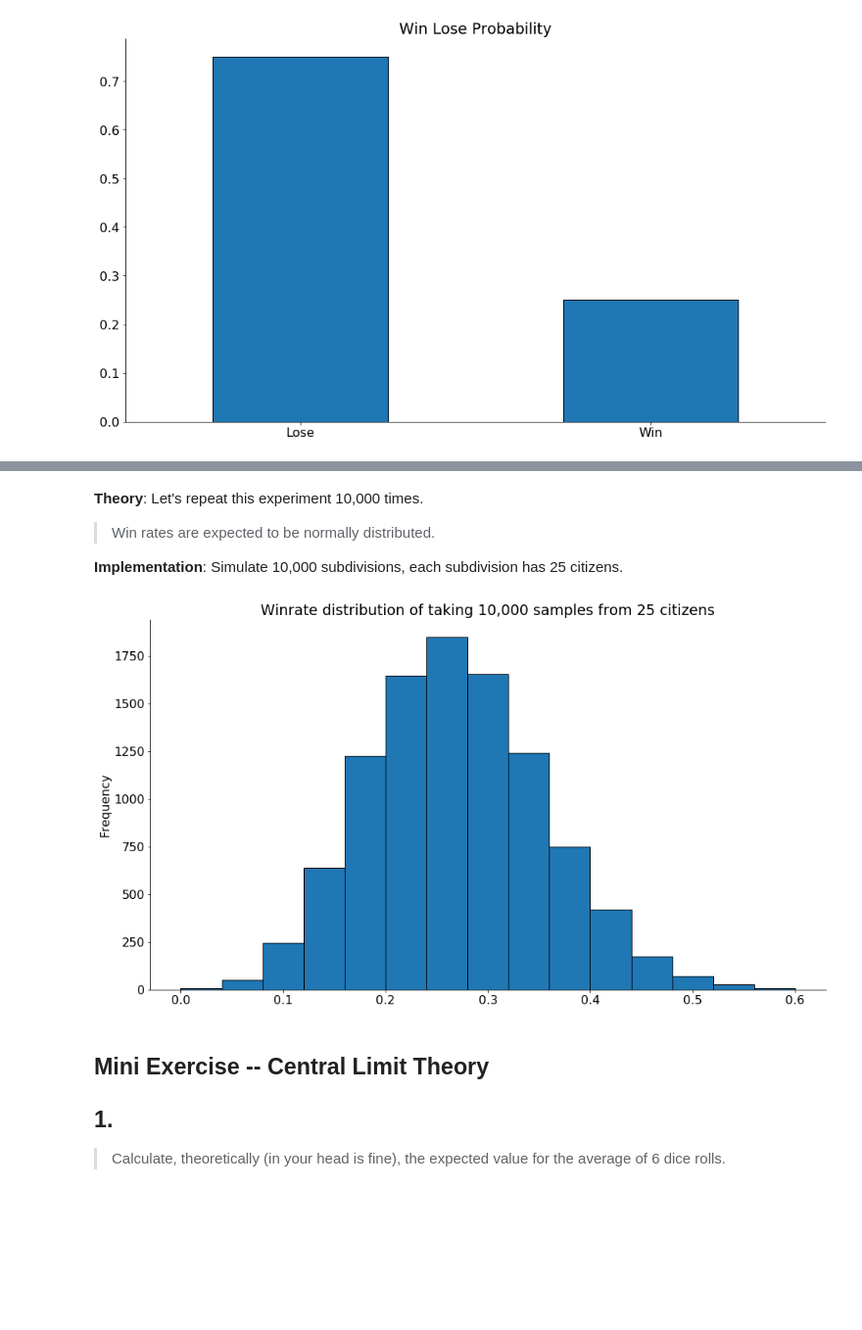
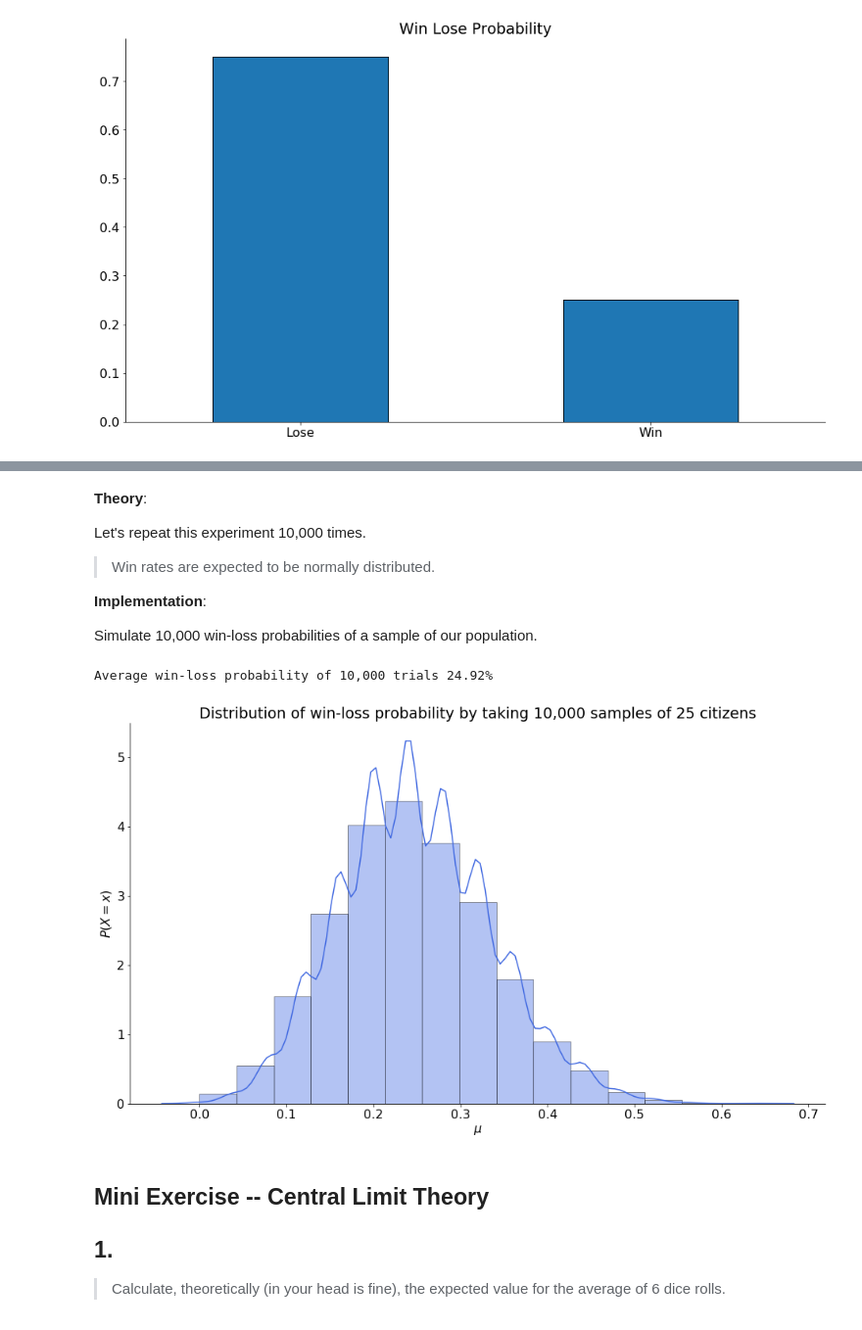
Before and after one commit to Promeos/statistics-exercises, a Jupyter notebook: hypothesis_testing.ipynb, the cells around one changed output, grey strips where cells are left out. Shown: that part at 98% size. Saved outputs shown, nothing was run; the diff lists cells and outputs as text; code cells hidden in the pictures; blank space fills up the shorter version.

```diff
--- a/hypothesis_testing.ipynb
+++ b/hypothesis_testing.ipynb
@@ -74,21 +84,37 @@ Let's take a sample of one subdivision.
 # %% [markdown]
 __Theory__:
+
 Let's repeat this experiment 10,000 times.
 > Win rates are expected to be normally distributed.
 
 __Implementation__:
-Simulate 10,000 subdivisions, each subdivision has 25 citizens.
+
+Simulate 10,000 win-loss probabilities of a sample of our population.
+# %%
+# I can use `stats.binom` to simulate wins = 1 and losses = 0. I can set `p` kwarg to .25 -> The probability of
+# winning.
+win_loss_rates = stats.binom(n=1, p= 0.25).rvs((10_000, 25))
+average_win_rate = win_loss_rates.mean()
+
+# Calcalate and plot the mean win rate for 10,000 trials.
+sns.distplot(win_loss_rates.mean(axis=1), bins=15, color='RoyalBlue')
+print("Average win-loss probability of 10,000 trials {:.2%}".format(average_win_rate))
+
+plt.title("Distribution of win-loss probability by taking 10,000 samples of 25 citizens")
+plt.xlabel('$\mu$')
+plt.ylabel('$P(X=x)$');
+# %% [output]
+Average win-loss probability of 10,000 trials 24.92%
+[figure, added]
 # %%
-# simulation of 10,000 subdivision win rate
+# simulation of 10,000 win-loss probabilities
 
-# Inside pd.Series, tickets.sample(citizens).mean() calculates the mean win rate of
-# 1 sample/1 simulation. for _ in range(10_000) simulates 10,000 samples of a subdivision.
-calculated_winrates = pd.Series([tickets.sample(citizens).mean() for _ in range(10_000)])
+# Inside pd.Series, tickets.sample(citizens).mean() calculates the mean win rate of a single
+# sample/simulation. 'for _ in range(10_000)' simulates 10,000 samples of a street's win-rate.
+# calculated_winrates = pd.Series([tickets.sample(citizens).mean() for _ in range(10_000)])
 
-calculated_winrates.plot.hist(bins=15)
-plt.title("Winrate distribution of taking 10,000 samples from 25 citizens");
+# sns.distplot(calculated_winrates,bins=15)
+# plt.title("Win-rate distribution of taking 10,000 samples from 25 citizens");
-# %% [output]
-[figure, removed]
 # %% [markdown]
 ## Mini Exercise -- Central Limit Theory
 
```
Also changed, not shown: parts of 18 cells of this notebook.
